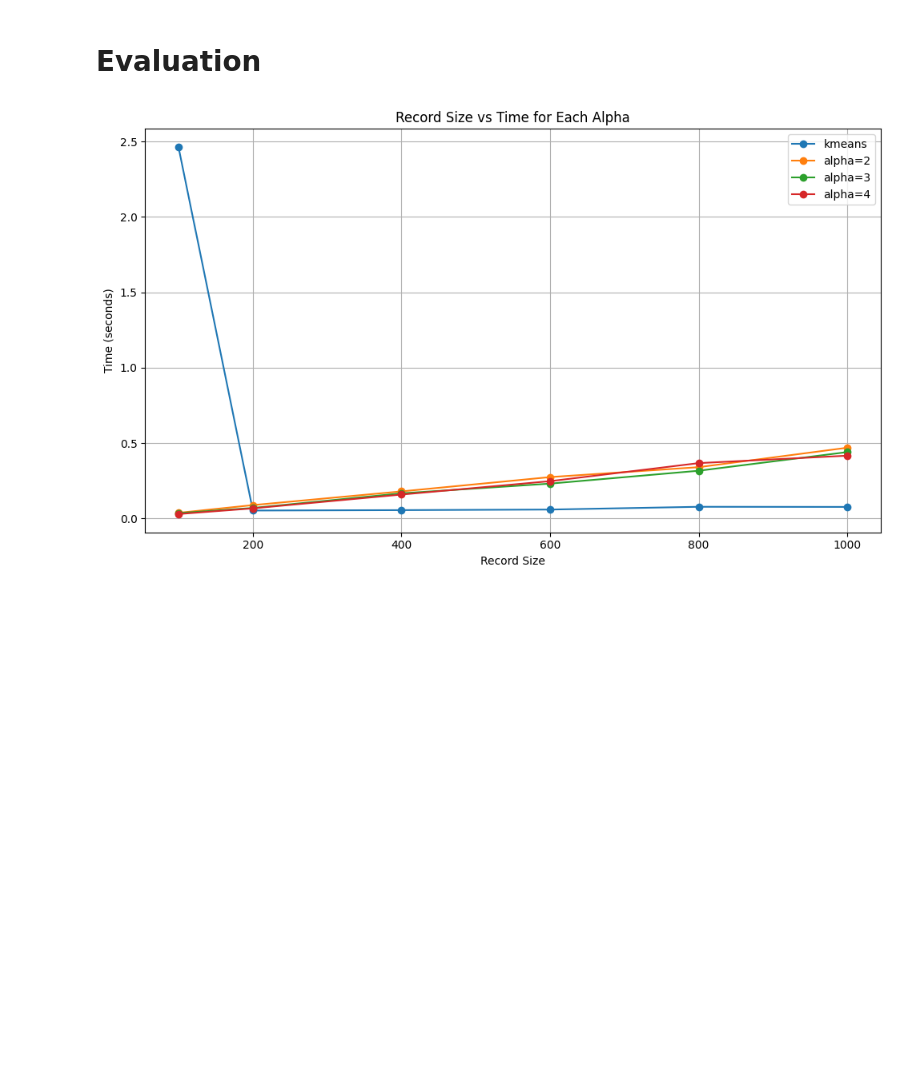
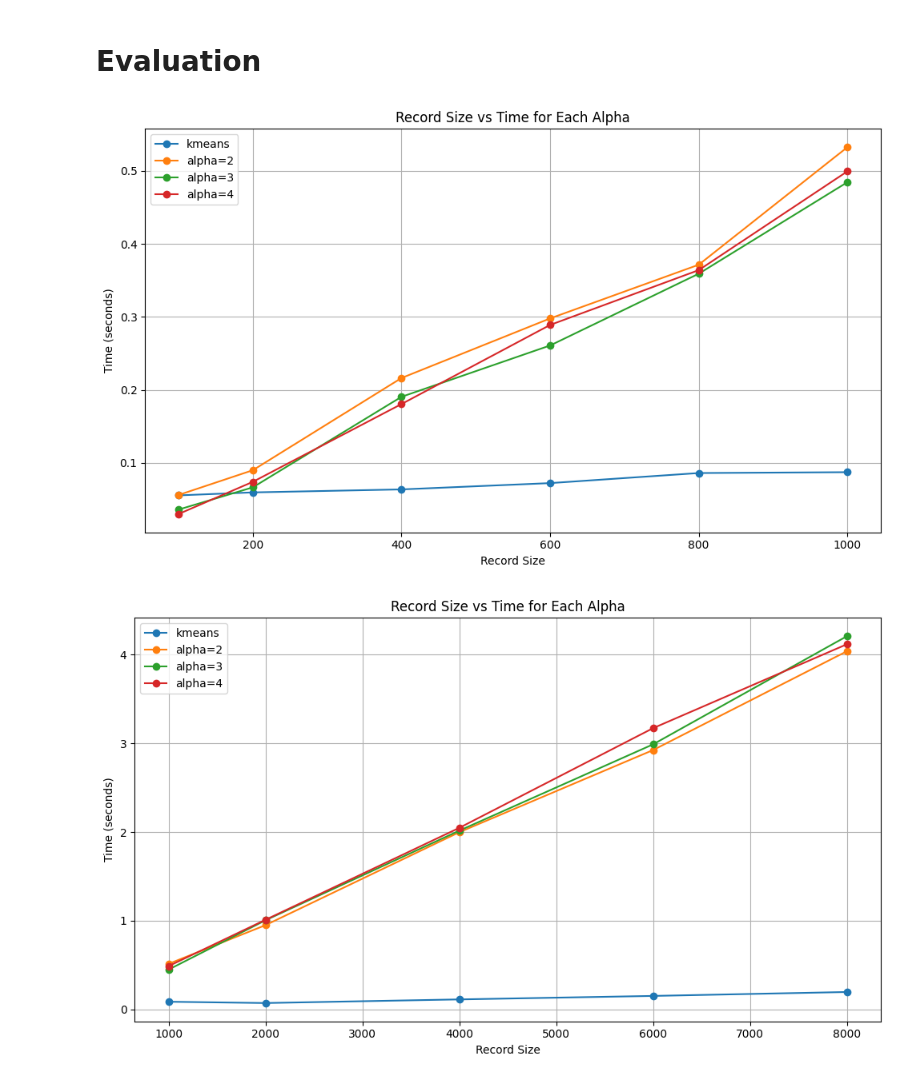
Before and after one commit to Khotso-Bore/Local-Recoding-Anonymization, a Jupyter notebook: local_recoding_modified.ipynb, the cells around one changed output. Saved outputs shown, nothing was run; the diff lists cells and outputs as text; code cells hidden in the pictures; blank space fills up the shorter version.

Commit message:
report and image folder

```diff
--- a/local_recoding_modified.ipynb
+++ b/local_recoding_modified.ipynb
@@ -1897,13 +1897,12 @@ def lhs_rc_vs_kmeans_eval(record_sizes):
 # %%
 record_sizes = [
     [100, 200, 400, 600, 800, 1000],
     [1000, 2000, 4000, 6000, 8000],
     [10000, 20000, 30000]
 ]
 
-record_sizes = [[100, 200, 400, 600, 800, 1000]]
-
 for sizes in record_sizes:
     lhs_rc_vs_kmeans_eval(sizes)
 # %% [output]
-[figure, old version]
+[figure, new version]
+[figure, added]
```
Also changed, not shown: parts of 2 cells of this notebook, 2 other files.
